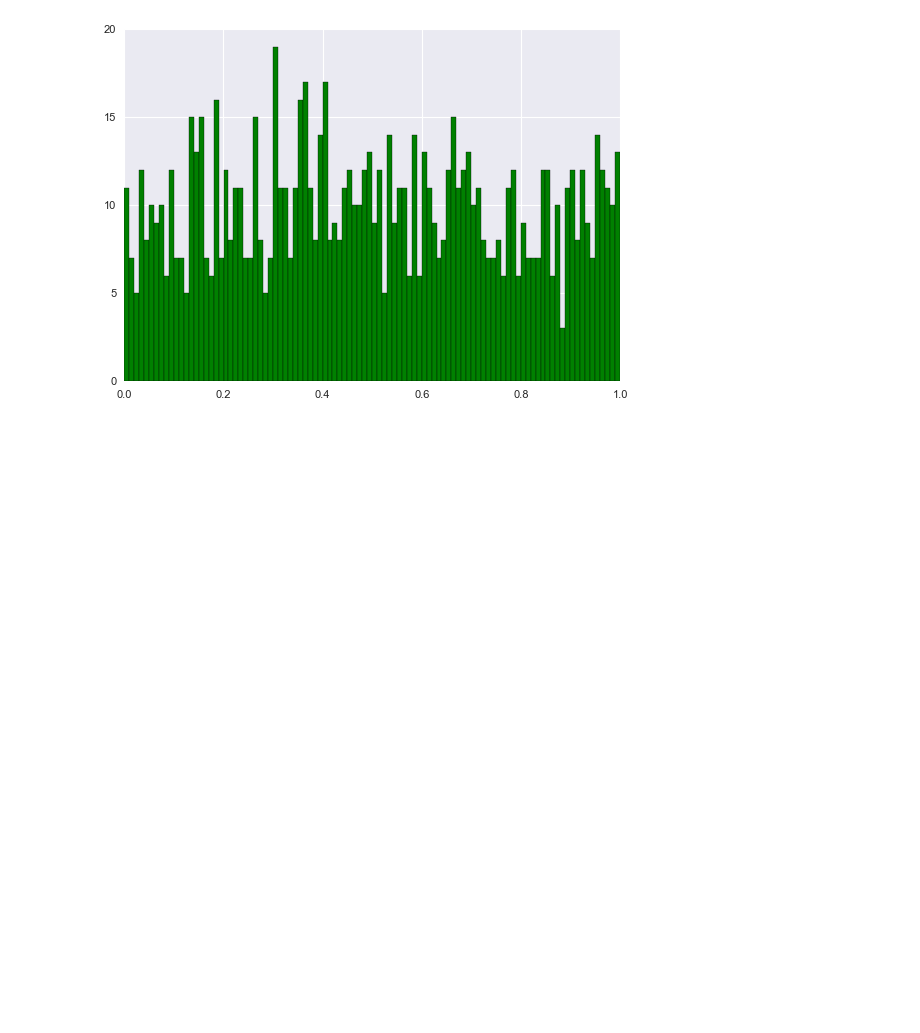
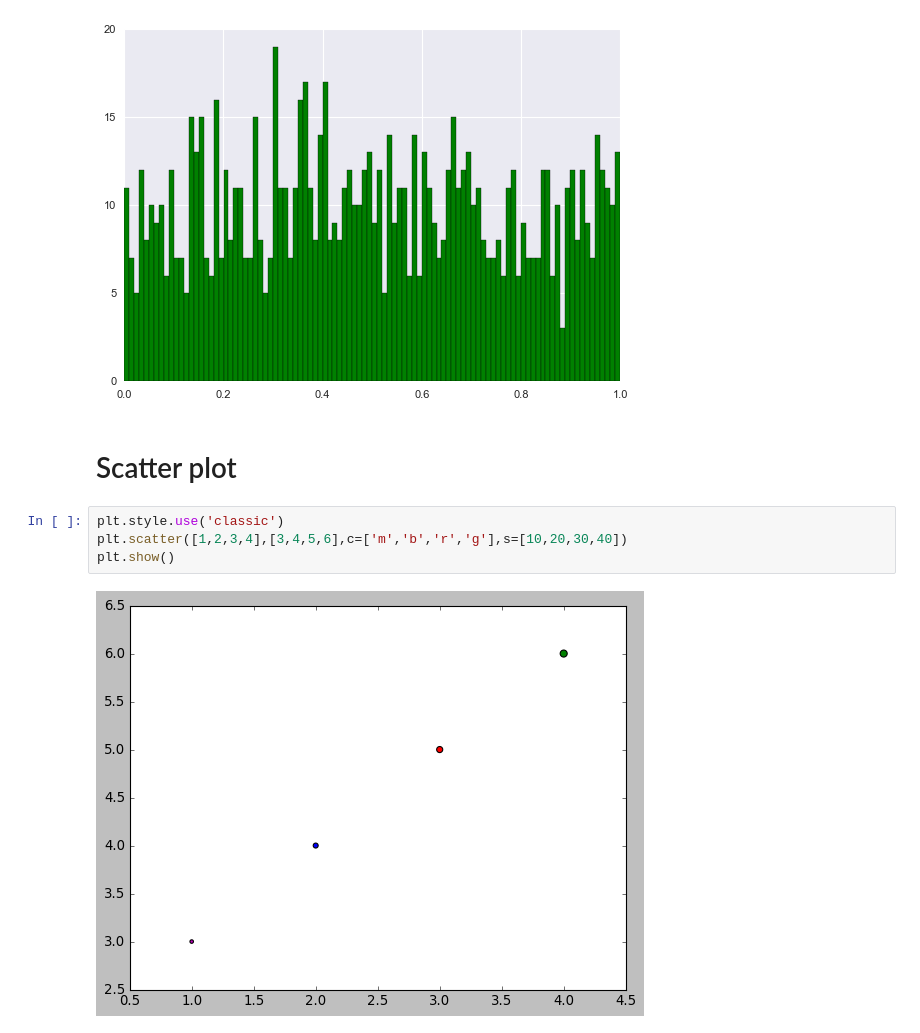
Before and after one commit to starboy007-debug/Matplotlib-seaborn, a Jupyter notebook: matplotlib-seaborn.ipynb, the cells around one changed output. Cells and saved outputs as stored; diff of their text form; blank space fills up the shorter version.

```diff
--- a/matplotlib-seaborn.ipynb
+++ b/matplotlib-seaborn.ipynb
@@ -173,3 +173,11 @@ plt.hist(data,bins=100,color='g',edgecolor='k')
 plt.show()
 # %% [output]
 [figure]
+# %% [markdown]
+# Scatter plot
+# %%
+plt.style.use('classic')
+plt.scatter([1,2,3,4],[3,4,5,6],c=['m','b','r','g'],s=[10,20,30,40])
+plt.show()
+# %% [output]
+[figure, added]
```
Also changed, not shown: parts of 4 cells of this notebook, 1 other file.
